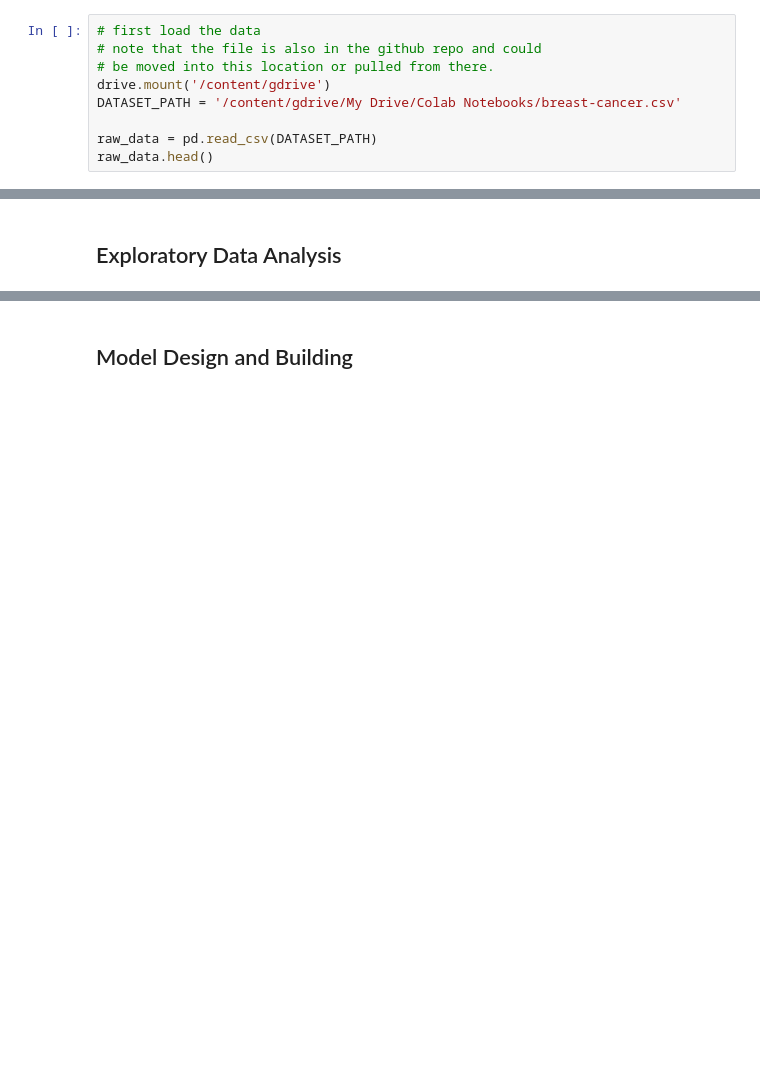
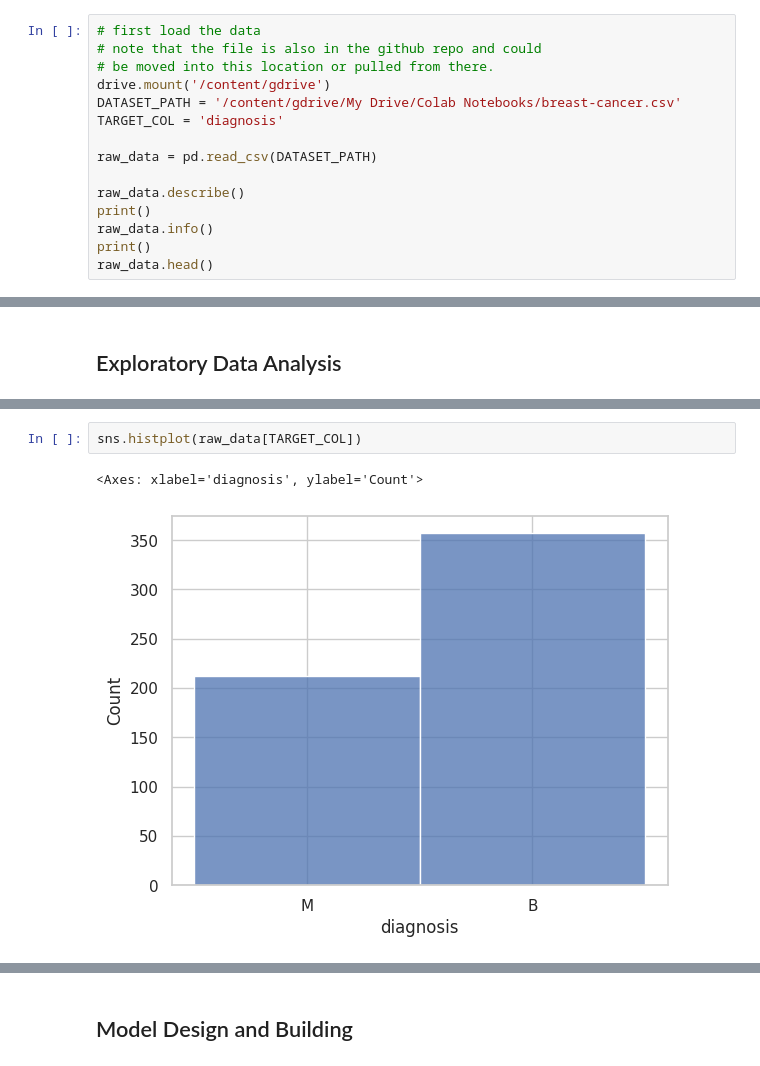
Before and after one commit to mpurkeypile-usd/AAI590-Final_Project, a Jupyter notebook: AAI590_Final_Project_MPurkeypile.ipynb, the cells around one changed output, grey strips where cells are left out. Saved outputs shown, nothing was run; the diff lists cells and outputs as text; blank space fills up the shorter version.

```diff
--- a/AAI590_Final_Project_MPurkeypile.ipynb
+++ b/AAI590_Final_Project_MPurkeypile.ipynb
@@ -48,6 +74,12 @@ import matplotlib.pyplot as plt
 # be moved into this location or pulled from there.
 drive.mount('/content/gdrive')
 DATASET_PATH = '/content/gdrive/My Drive/Colab Notebooks/breast-cancer.csv'
+TARGET_COL = 'diagnosis'
 
 raw_data = pd.read_csv(DATASET_PATH)
+
+raw_data.describe()
+print()
+raw_data.info()
+print()
 raw_data.head()
@@ -58,0 +167,5 @@ raw_data.isna().sum()
+# %%
+sns.histplot(raw_data[TARGET_COL])
+# %% [output]
+<Axes: xlabel='diagnosis', ylabel='Count'>
+[figure, added]
```
Also changed, not shown: parts of 8 cells of this notebook.
